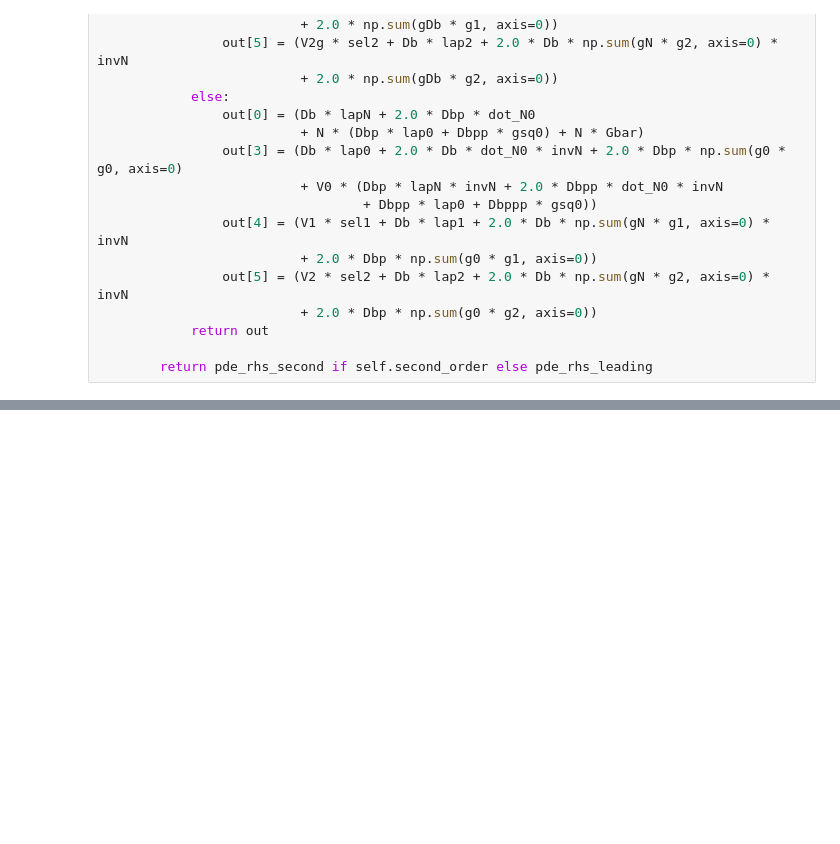
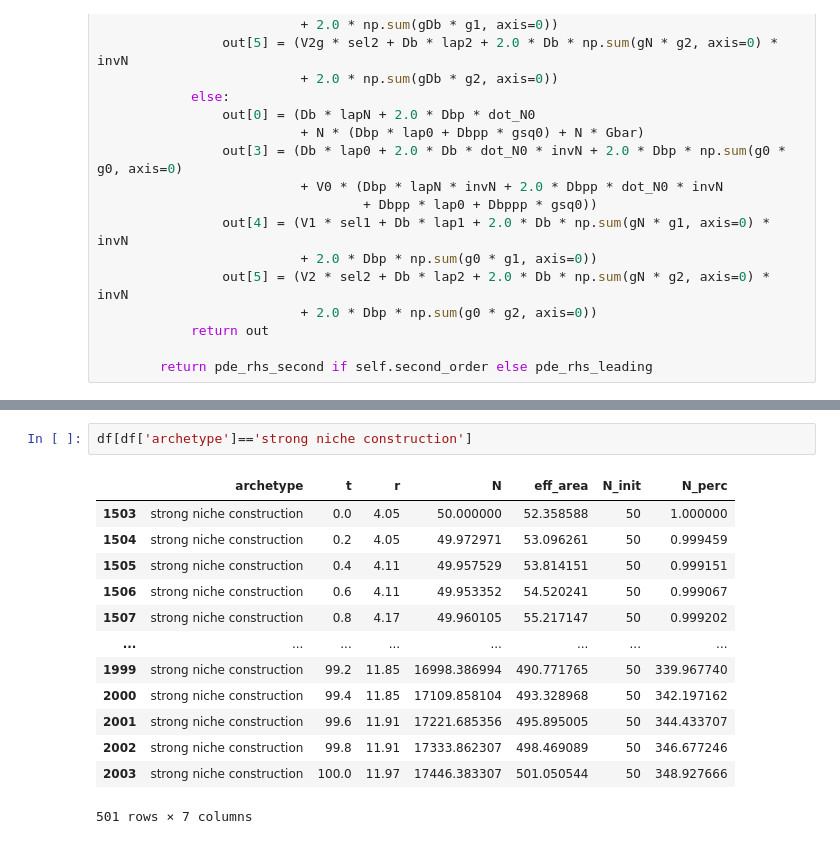
Before and after one commit to cancer-ecology-center/tumor-ecology-models, a Jupyter notebook: scripts/figures.ipynb, the cells around one changed output, grey strips where cells are left out. Cells and saved outputs as stored; diff of their text form; blank space fills up the shorter version.

```diff
--- a/scripts/figures.ipynb
+++ b/scripts/figures.ipynb
@@ -1023,0 +1053,16 @@ plt.show()
+# %%
+df[df['archetype']=='strong niche construction']
+# %% [output]
+|  | archetype | t | r | N | eff_area | N_init | N_perc |
+| 1503 | strong niche construction | 0.0 | 4.05 | 50.000000 | 52.358588 | 50 | 1.000000 |
+| 1504 | strong niche construction | 0.2 | 4.05 | 49.972971 | 53.096261 | 50 | 0.999459 |
+| 1505 | strong niche construction | 0.4 | 4.11 | 49.957529 | 53.814151 | 50 | 0.999151 |
+| 1506 | strong niche construction | 0.6 | 4.11 | 49.953352 | 54.520241 | 50 | 0.999067 |
+| 1507 | strong niche construction | 0.8 | 4.17 | 49.960105 | 55.217147 | 50 | 0.999202 |
+| ... | ... | ... | ... | ... | ... | ... | ... |
+| 1999 | strong niche construction | 99.2 | 11.85 | 16998.386994 | 490.771765 | 50 | 339.967740 |
+| 2000 | strong niche construction | 99.4 | 11.85 | 17109.858104 | 493.328968 | 50 | 342.197162 |
+| 2001 | strong niche construction | 99.6 | 11.91 | 17221.685356 | 495.895005 | 50 | 344.433707 |
+| 2002 | strong niche construction | 99.8 | 11.91 | 17333.862307 | 498.469089 | 50 | 346.677246 |
+| 2003 | strong niche construction | 100.0 | 11.97 | 17446.383307 | 501.050544 | 50 | 348.927666 |
+501 rows × 7 columns
```
Also changed, not shown: parts of 5 cells of this notebook.
